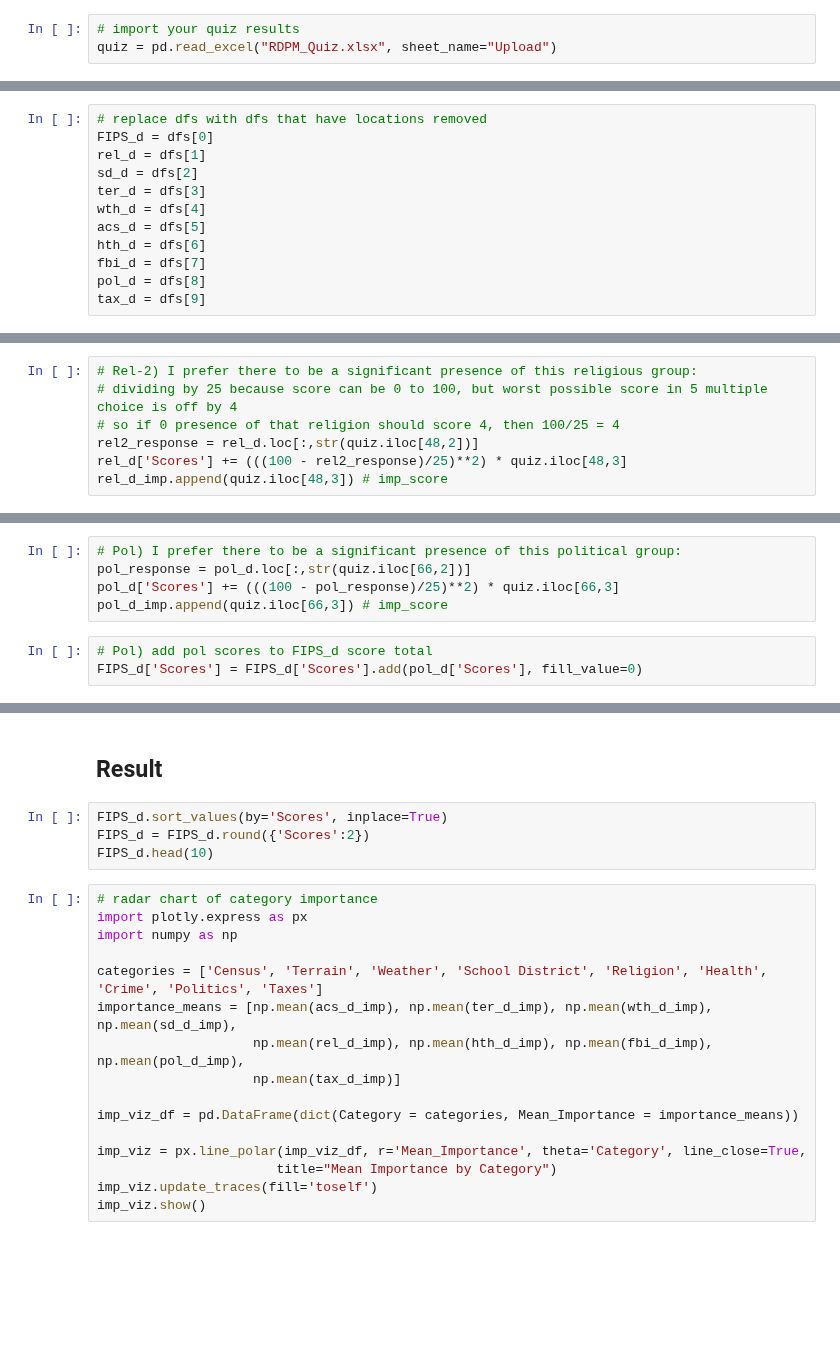
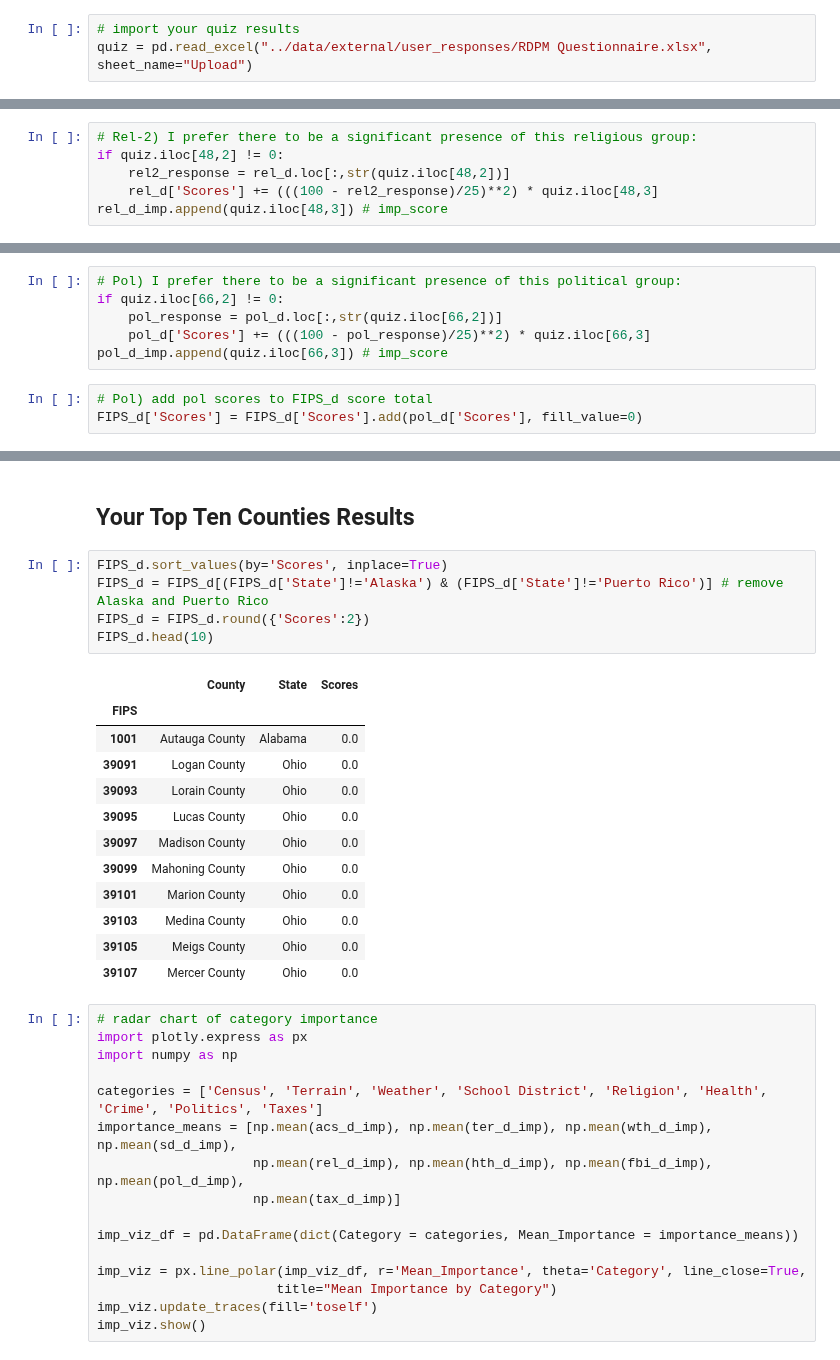
Before and after one commit to rabader/Relocation-Personalization, a Jupyter notebook: notebooks/RDPM_Recommender.ipynb, the cells around one changed output, grey strips where cells are left out. Cells and saved outputs as stored; diff of their text form; blank space fills up the shorter version.

```diff
--- a/notebooks/RDPM_Recommender.ipynb
+++ b/notebooks/RDPM_Recommender.ipynb
@@ -4,7 +4,7 @@
 import pandas as pd
 # %%
 # import your quiz results
-quiz = pd.read_excel("RDPM_Quiz.xlsx", sheet_name="Upload")
+quiz = pd.read_excel("../data/external/user_responses/RDPM Questionnaire.xlsx", sheet_name="Upload")
 # %%
 # get county data
 github_url = "https://raw.githubusercontent.com/rabader/relocation-personalization/main/data/"
@@ -36,15 +44,3 @@ dfs = [df[(df['State']!='Alaska') & (df['State']!='Puerto Rico')] for df in dfs]
-# %%
-# replace dfs with dfs that have locations removed
-FIPS_d = dfs[0]
-rel_d = dfs[1]
-sd_d = dfs[2]
-ter_d = dfs[3]
-wth_d = dfs[4]
-acs_d = dfs[5]
-hth_d = dfs[6]
-fbi_d = dfs[7]
-pol_d = dfs[8]
-tax_d = dfs[9]
 # %%
 # create empty importance list for all data
 dfs_str = ['FIPS_d', 'rel_d', 'sd_d', 'ter_d', 'wth_d', 'acs_d', 'hth_d', 'fbi_d', 'pol_d', 'tax_d']
@@ -77,10 +73,9 @@ rel_d['Scores'] += score
 rel_d_imp.append(imp_score)
 # %%
 # Rel-2) I prefer there to be a significant presence of this religious group:
-# dividing by 25 because score can be 0 to 100, but worst possible score in 5 multiple choice is off by 4
-# so if 0 presence of that religion should score 4, then 100/25 = 4
-rel2_response = rel_d.loc[:,str(quiz.iloc[48,2])]
-rel_d['Scores'] += (((100 - rel2_response)/25)**2) * quiz.iloc[48,3]
+if quiz.iloc[48,2] != 0:
+    rel2_response = rel_d.loc[:,str(quiz.iloc[48,2])]
+    rel_d['Scores'] += (((100 - rel2_response)/25)**2) * quiz.iloc[48,3]
 rel_d_imp.append(quiz.iloc[48,3]) # imp_score
 # %%
 # add rel scores to FIPS_d score total
@@ -251,8 +264,9 @@ pol_d = pol_d_all[pol_d['Year']==2020]
 pol_d.index = pol_d.index.astype(int, copy=False) # change index type to int to match FIPS
 # %%
 # Pol) I prefer there to be a significant presence of this political group:
-pol_response = pol_d.loc[:,str(quiz.iloc[66,2])]
-pol_d['Scores'] += (((100 - pol_response)/25)**2) * quiz.iloc[66,3]
+if quiz.iloc[66,2] != 0:
+    pol_response = pol_d.loc[:,str(quiz.iloc[66,2])]
+    pol_d['Scores'] += (((100 - pol_response)/25)**2) * quiz.iloc[66,3]
 pol_d_imp.append(quiz.iloc[66,3]) # imp_score
 # %%
 # Pol) add pol scores to FIPS_d score total
@@ -281,9 +295,23 @@ FIPS_d = FIPS_d.set_index('FIPS')
 # %% [markdown]
-## Result
+## Your Top Ten Counties Results
 # %%
 FIPS_d.sort_values(by='Scores', inplace=True)
+FIPS_d = FIPS_d[(FIPS_d['State']!='Alaska') & (FIPS_d['State']!='Puerto Rico')] # remove Alaska and Puerto Rico
 FIPS_d = FIPS_d.round({'Scores':2})
 FIPS_d.head(10)
+# %% [output]
+|  | County | State | Scores |
+| FIPS |  |  |  |
+| 1001 | Autauga County | Alabama | 0.0 |
+| 39091 | Logan County | Ohio | 0.0 |
+| 39093 | Lorain County | Ohio | 0.0 |
+| 39095 | Lucas County | Ohio | 0.0 |
+| 39097 | Madison County | Ohio | 0.0 |
+| 39099 | Mahoning County | Ohio | 0.0 |
+| 39101 | Marion County | Ohio | 0.0 |
+| 39103 | Medina County | Ohio | 0.0 |
+| 39105 | Meigs County | Ohio | 0.0 |
+| 39107 | Mercer County | Ohio | 0.0 |
 # %%
 # radar chart of category importance
 import plotly.express as px
```
Also changed, not shown: parts of 13 cells of this notebook, 1 other file.
